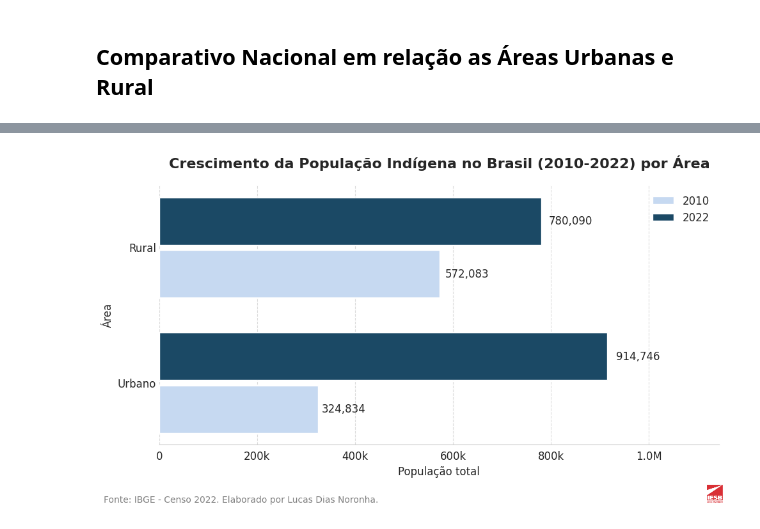
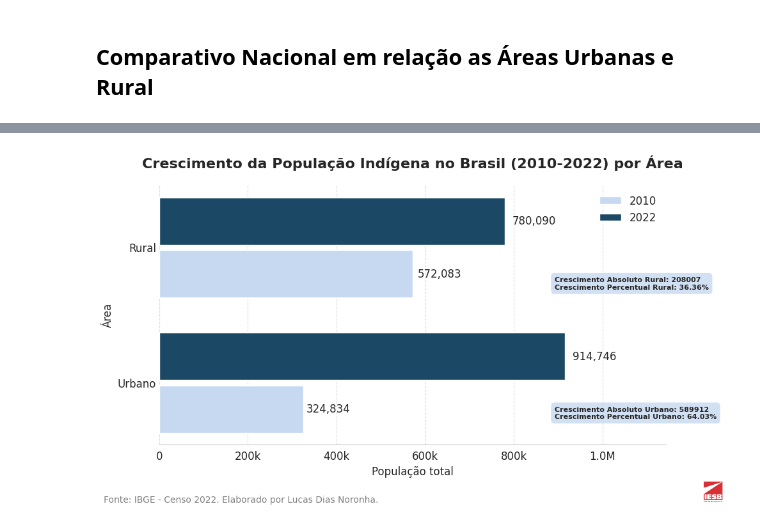
Before and after one commit to LUCASDNORONHA/exploracao-dados-indigenas-2010-2022, a Jupyter notebook: notebooks/02_analysis.ipynb, the cells around one changed output, grey strips where cells are left out. Saved outputs shown, nothing was run; the diff lists cells and outputs as text; code cells hidden in the pictures.

```diff
--- a/notebooks/02_analysis.ipynb
+++ b/notebooks/02_analysis.ipynb
@@ -234,4 +207,14 @@ Crescimento percentual: 36.36%
 # %%
+# --- Cálculos para Urbano e Rural ---
+
+# Diferença entre indígenas em 2022 - 2010 (Urbano)
+diferenca_urbano = db_pais['Indígenas 2022 Urbano'] - db_pais['Indígenas 2010 Urbano']
+crescimento_pct_urbano = (diferenca / db_pais['Indígenas 2010 Urbano']) * 100 # Crescimento percentual
+
+# Diferença entre indígenas em 2022 e 2010 (Rural)
+diferenca_rural = db_pais['Indígenas 2022 Rural'] - db_pais['Indígenas 2010 Rural']
+crescimento_pct_rural = (diferenca / db_pais['Indígenas 2010 Rural']) * 100 # Crescimento percentual
+
 # --- Dados ---
 # O eixo Y agora será a Área, e as barras serão os Anos
 categorias = ['Urbano', 'Rural']
@@ -302,35 +285,71 @@ ax.xaxis.set_major_formatter(ticker.FuncFormatter(millions_formatter))
 sns.despine(ax=ax, top=True, right=True, left=True, bottom=False)
 ax.xaxis.grid(True, linestyle='--', alpha=0.7)
 ax.yaxis.grid(False)
 ax.tick_params(axis='y', length=0)
 ax.set_xlim(right=max(max(valores_2010), max(valores_2022)) * 1.25)
 
 # --- Legenda ---
 # A legenda agora mostra '2010' e '2022'
 ax.legend(frameon=False)
 
 # --- Fonte no rodapé esquerdo ---
 plt.figtext(0.02, 0.01, 'Fonte: IBGE - Censo 2022. Elaborado por Lucas Dias Noronha.',
             ha='left', va='bottom', fontsize=10, color='gray')
 
 # --- Logo no rodapé direito ---
 try:
     logo_path = '../assets/IESB_Logo.png' # Caminho original
     logo = plt.imread(logo_path)
-    imagebox = OffsetImage(logo, zoom=0.25) # Zoom original
+    imagebox = OffsetImage(logo, zoom=0.30) # Zoom original
     ab = AnnotationBbox(imagebox, (0.98, 0.02), frameon=False,
                         xycoords='figure fraction', box_alignment=(1,0))
     fig.add_artist(ab)
 except FileNotFoundError:
     print("Arquivo de logo não encontrado. O logo não será adicionado.")
 
+
+# --- Adicionar caixa de texto com resumo do crescimento ---
+texto_resumo_urbano = (
+    f"Crescimento Absoluto Urbano: {int(diferenca_urbano.iloc[0])}\n"
+    f"Crescimento Percentual Urbano: {float(crescimento_pct_urbano.iloc[0]):.2f}%"
+)
+
+texto_resumo_rural = (
+    f"Crescimento Absoluto Rural: {int(diferenca_rural.iloc[0])}\n"
+    f"Crescimento Percentual Rural: {float(crescimento_pct_rural.iloc[0]):.2f}%"
+)
+
+# Adicionar caixa de texto com resumo no gráfico
+ax.text(0.78, 0.10, texto_resumo_urbano,
+            transform=ax.transAxes,
+            fontsize=8,
+            fontweight='bold',
+
+            # Cria uma caixa de fundo para melhor leitura
+            bbox=dict(boxstyle='round,pad=0.5',
+                       facecolor='#C6D9F1',
+                       alpha=0.8,
+                       edgecolor='none'))
+
+# Adicionar caixa de texto com resumo no gráfico
+ax.text(0.78, 0.60, texto_resumo_rural,
+            transform=ax.transAxes,
+            fontsize=8,
+            fontweight='bold',
+
+            # Cria uma caixa de fundo para melhor leitura
+            bbox=dict(boxstyle='round,pad=0.5',
+                       facecolor='#C6D9F1',
+                       alpha=0.8,
+                       edgecolor='none'))
+
 plt.tight_layout(rect=[0, 0.05, 1, 0.95]) # Layout original
 
 # Sugiro um novo nome de arquivo para refletir o novo gráfico
 plt.savefig('../reports/figures/grafico_crescimento_pop_indigena_por_area.png', dpi=300, bbox_inches='tight')
 plt.show()
 # %% [output]
-[figure, old version]
+[figure, new version]
 # %% [markdown]
 ### Análise dos resultados:
 
```
Also changed, not shown: parts of 10 cells of this notebook, 3 other files.
